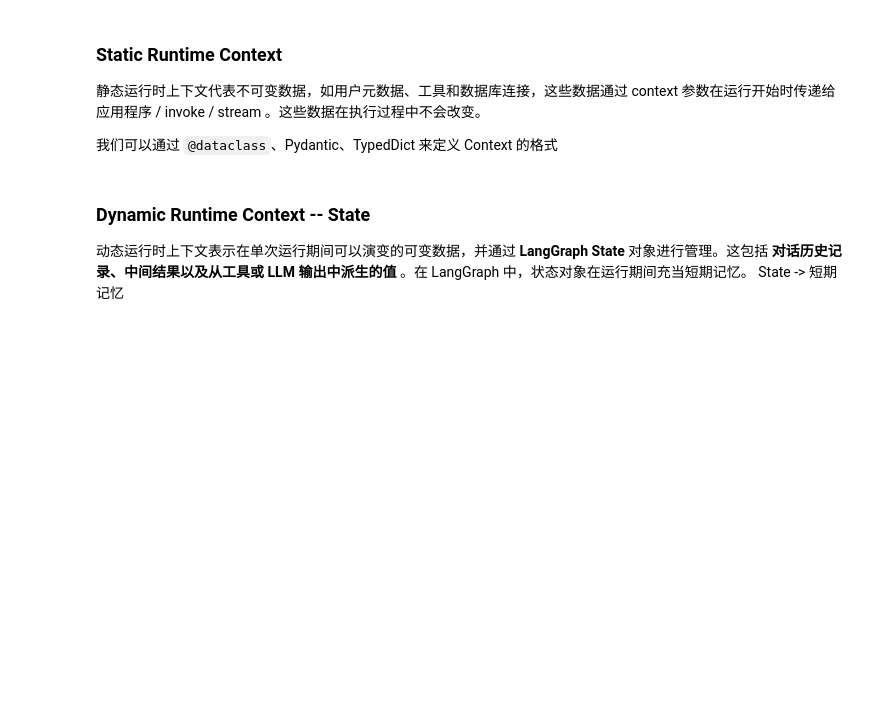
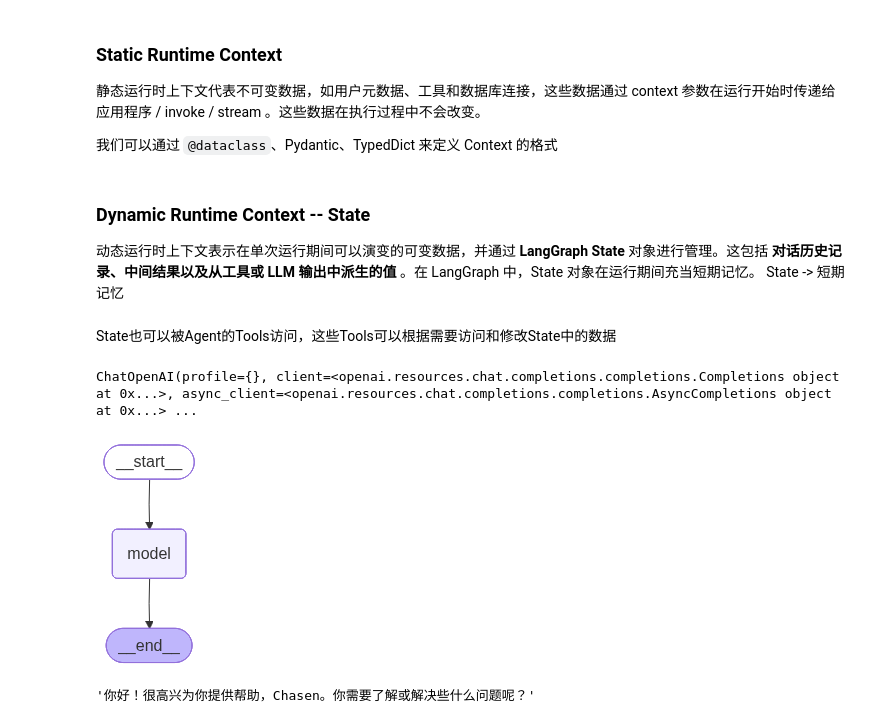
Before and after one commit to Chasen-Liao/langchain-doc, a Jupyter notebook: Advanced-Usage/Context_engineering.ipynb, the cells around one changed output. Drawn from its saved outputs; the diff is of its cells as text; code cells hidden in the pictures; blank space fills up the shorter version.

```diff
--- a/Advanced-Usage/Context_engineering.ipynb
+++ b/Advanced-Usage/Context_engineering.ipynb
@@ -54,4 +54,6 @@ langgraph提供了三种管理上下文的方式，结合了可变性和生命
 # %% [markdown]
 ### Dynamic Runtime Context -- State
 
-动态运行时上下文表示在单次运行期间可以演变的可变数据，并通过 **LangGraph State** 对象进行管理。这包括 **对话历史记录、中间结果以及从工具或 LLM 输出中派生的值** 。在 LangGraph 中，状态对象在运行期间充当短期记忆。 State -> 短期记忆
+动态运行时上下文表示在单次运行期间可以演变的可变数据，并通过 **LangGraph State** 对象进行管理。这包括 **对话历史记录、中间结果以及从工具或 LLM 输出中派生的值** 。在 LangGraph 中，State 对象在运行期间充当短期记忆。 State -> 短期记忆
+# %% [markdown]
+State也可以被Agent的Tools访问，这些Tools可以根据需要访问和修改State中的数据
@@ -57,0 +66,44 @@ langgraph提供了三种管理上下文的方式，结合了可变性和生命
+# %%
+from langchain_openai import ChatOpenAI
+import os
+def get_model():
+    """获取聊天模型实例"""
+    return ChatOpenAI(
+        model="Qwen/Qwen2.5-7B-Instruct",
+        base_url="https://api.siliconflow.cn/v1",
+        api_key=os.environ.get("SILICONFLOW_API_KEY"),
+        temperature=0.2,
+    )
+llm = get_model()
+llm
+# %% [output]
+ChatOpenAI(profile={}, client=<openai.resources.chat.completions.completions.Completions object at 0x...>, async_client=<openai.resources.chat.completions.completions.AsyncCompletions object at 0x...> ...
+# %%
+# 定义 Context Schema
+# 通过继承AgentState类，我们可以定义一个自定义的AgentState类，用于存储自定义的上下文信息
+
+class CustomAgentState(AgentState):
+    user_name: str
+
+@dynamic_prompt
+def personalized_prompt(request: ModelRequest) -> str:
+    #? 从 request.state 中获取 user_name 然后组装到系统提示词里
+    user_name = request.state.get("user_name", "User")
+    return f"你服务的人叫做：{user_name}！"
+
+agent = create_agent(
+    model=llm,
+    tools=[],
+    state_schema=CustomAgentState,      # 这个Agent的State格式
+    middleware=[personalized_prompt],
+)
+agent
+# %% [output]
+[figure, added]
+# %%
+agent.invoke({
+    "messages": "你好",
+    "user_name": "Chasen"
+})["messages"][-1].content
+# %% [output]
+'你好！很高兴为你提供帮助，Chasen。你需要了解或解决些什么问题呢？'
```
Also changed, not shown: parts of 19 cells of this notebook, 1 other file.
